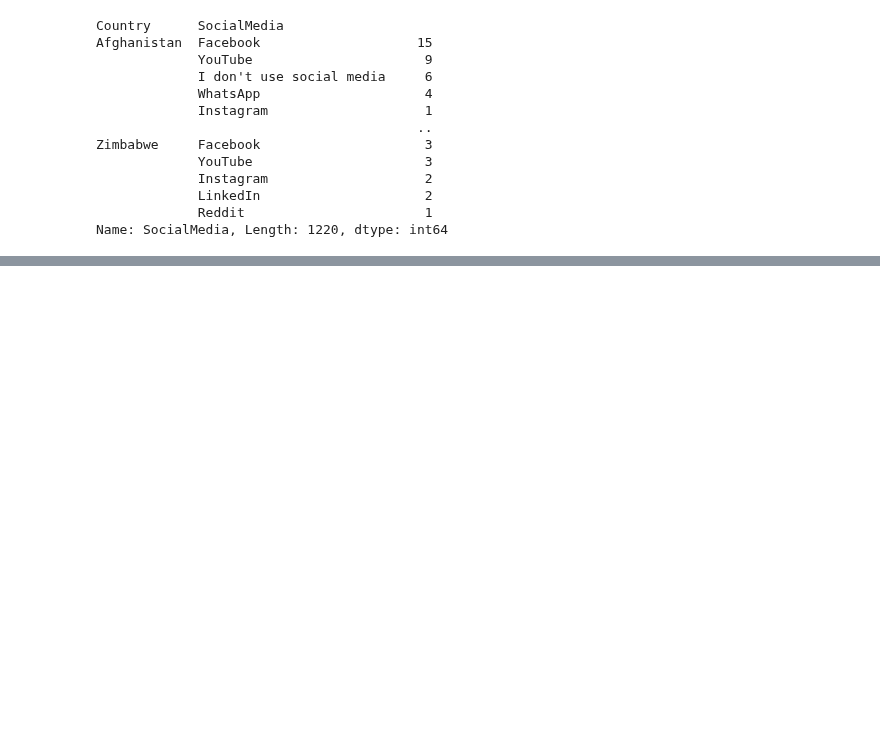
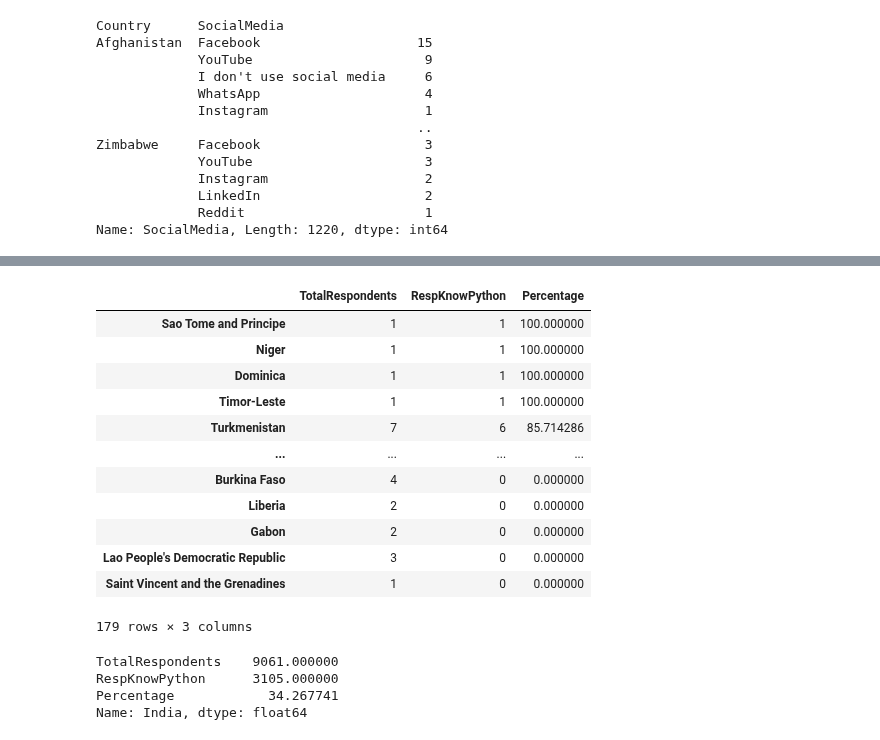
Before and after one commit to Raghav087/Python, a Jupyter notebook: pandas.ipynb, the cells around one changed output, grey strips where cells are left out. Cells and saved outputs as stored; diff of their text form; code cells hidden in the pictures; blank space fills up the shorter version.

```diff
--- a/pandas.ipynb
+++ b/pandas.ipynb
@@ -647,0 +710,5 @@ Name: SocialMedia, Length: 1220, dtype: int64
+# %%
+knows_python=country_grp['LanguageWorkedWith'].apply(lambda x: x.str.contains('Python').sum())
+#We have a grouped series before 'apply'. The lambda function takes 'x' input as this series and counts values in the series which have string 'Python'.
+#Of course, this will be based on each country as we're using 'country_grp' object.
+knows_python
@@ -647,0 +729,3 @@ Name: SocialMedia, Length: 1220, dtype: int64
+# %%
+total_respn=df['Country'].value_counts()
+total_respn
@@ -647,0 +745,4 @@ Name: SocialMedia, Length: 1220, dtype: int64
+# %%
+#We use 'concat' function to concatenate two objects into one. We specify 'axis=1' option so that it combines along column.
+df_concat=pd.concat([total_respn,knows_python],axis=1,sort=False)
+df_concat
@@ -647,0 +763,4 @@ Name: SocialMedia, Length: 1220, dtype: int64
+# %%
+#Rename the odd names of the 'df_concat' object to a more meaningful name.
+df_concat.rename(columns={'Country':'TotalRespondents','LanguageWorkedWith':'RespKnowPython'},inplace=True)
+df_concat
@@ -648,2 +781,28 @@ Name: SocialMedia, Length: 1220, dtype: int64
+# %%
+df_concat['Percentage'] = df_concat['RespKnowPython']/df_concat['TotalRespondents']*100
+df_concat.sort_values('Percentage',ascending=False)
+# %% [output]
+|  | TotalRespondents | RespKnowPython | Percentage |
+| Sao Tome and Principe | 1 | 1 | 100.000000 |
+| Niger | 1 | 1 | 100.000000 |
+| Dominica | 1 | 1 | 100.000000 |
+| Timor-Leste | 1 | 1 | 100.000000 |
+| Turkmenistan | 7 | 6 | 85.714286 |
+| ... | ... | ... | ... |
+| Burkina Faso | 4 | 0 | 0.000000 |
+| Liberia | 2 | 0 | 0.000000 |
+| Gabon | 2 | 0 | 0.000000 |
+| Lao People's Democratic Republic | 3 | 0 | 0.000000 |
+| Saint Vincent and the Grenadines | 1 | 0 | 0.000000 |
+179 rows × 3 columns
+# %%
+#As the 'df_concat' object is grouped on 'Country', the 'Country' column acts as index.
+#Hence we can extract a specific country related stats as follows.
+df_concat.loc['India']
+# %% [output]
+TotalRespondents    9061.000000
+RespKnowPython      3105.000000
+Percentage            34.267741
+Name: India, dtype: float64
 # %%
 pd.crosstab(df['Country'],df['SocialMedia']) #Create a cross tabulation of counts between two categorical columns.
```
Also changed, not shown: parts of 9 cells of this notebook.
